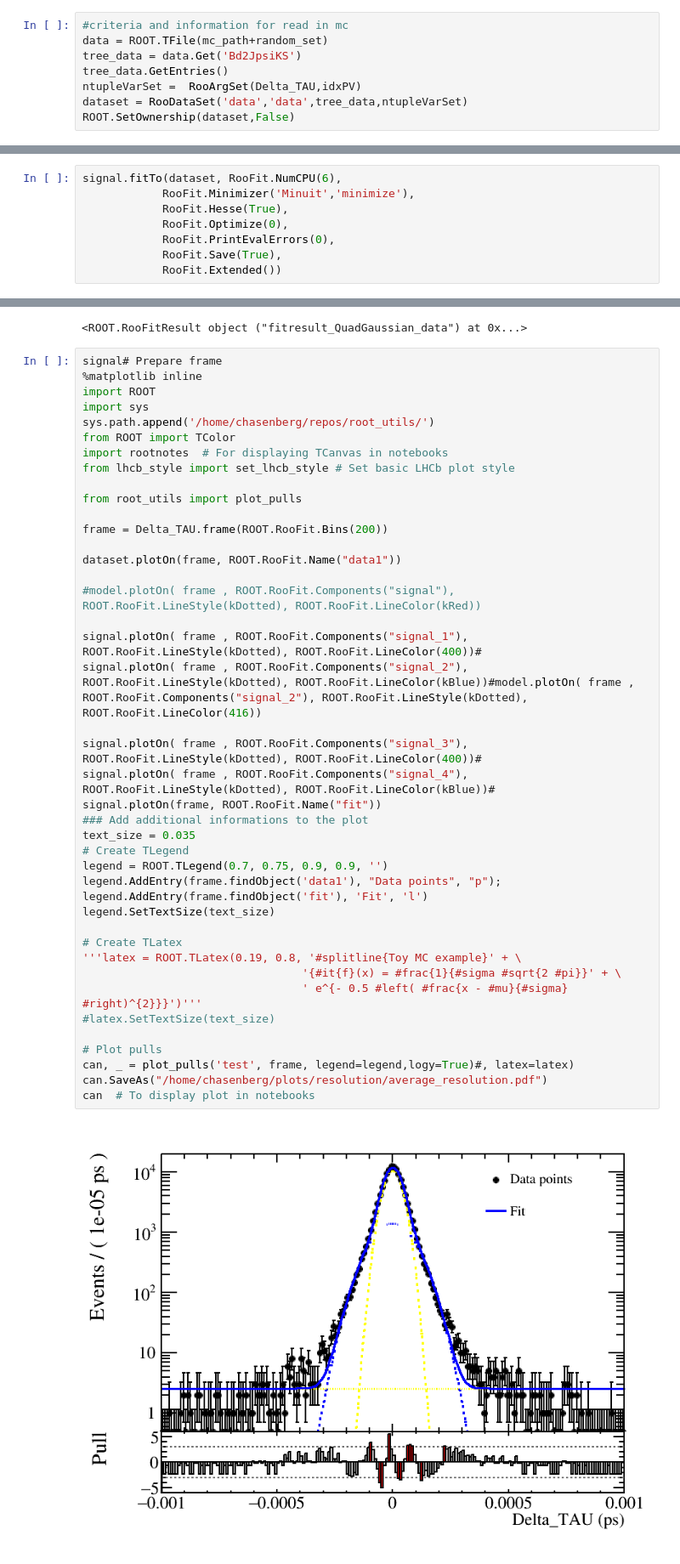
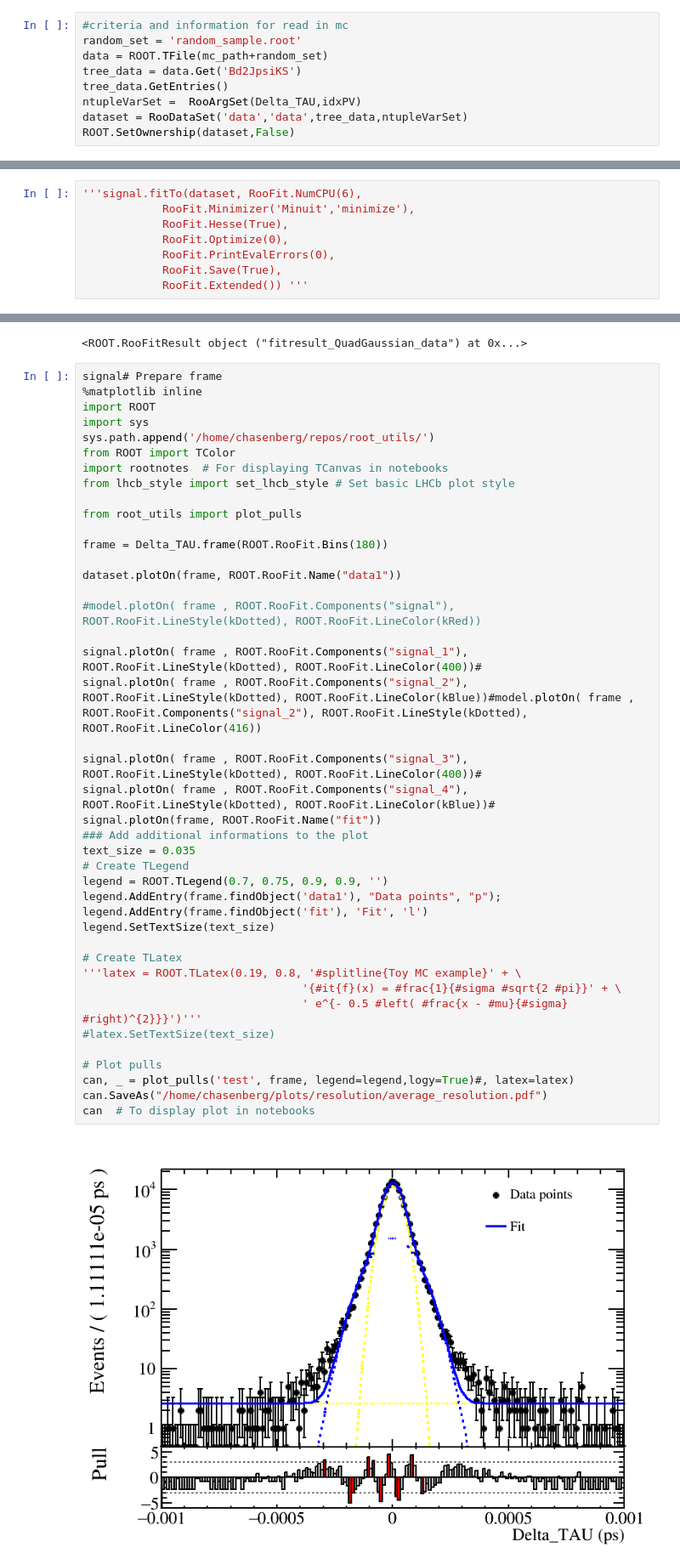
Before and after one commit to chasenberg/Masterthesis, a Jupyter notebook: notebooks/decaytime_studies/resolution/average_resolution_mc.ipynb, the cells around one changed output, grey strips where cells are left out. Shown at 85% size. Cells and saved outputs as stored; diff of their text form.

```diff
--- a/notebooks/decaytime_studies/resolution/average_resolution_mc.ipynb
+++ b/notebooks/decaytime_studies/resolution/average_resolution_mc.ipynb
@@ -146,6 +119,7 @@ tree_data.GetEntries()
 # TripleGaussian
 # %%
 #criteria and information for read in mc
+random_set = 'random_sample.root'
 data = ROOT.TFile(mc_path+random_set)
 tree_data = data.Get('Bd2JpsiKS')
 tree_data.GetEntries()
@@ -216,11 +183,11 @@ ROOT.SetOwnership(yield_4,False)
 # %%
-signal.fitTo(dataset, RooFit.NumCPU(6),
+'''signal.fitTo(dataset, RooFit.NumCPU(6),
             RooFit.Minimizer('Minuit','minimize'),
             RooFit.Hesse(True),
             RooFit.Optimize(0),
             RooFit.PrintEvalErrors(0),
             RooFit.Save(True),
-            RooFit.Extended())
+            RooFit.Extended()) '''
 # %% [output]
 <ROOT.RooFitResult object ("fitresult_QuadGaussian_data") at 0x...>
 # %%
@@ -349,35 +312,35 @@ from lhcb_style import set_lhcb_style # Set basic LHCb plot style
 
 from root_utils import plot_pulls
 
-frame = Delta_TAU.frame(ROOT.RooFit.Bins(200))
+frame = Delta_TAU.frame(ROOT.RooFit.Bins(180))
 
 dataset.plotOn(frame, ROOT.RooFit.Name("data1"))
 
 #model.plotOn( frame , ROOT.RooFit.Components("signal"), ROOT.RooFit.LineStyle(kDotted), ROOT.RooFit.LineColor(kRed))
 
 signal.plotOn( frame , ROOT.RooFit.Components("signal_1"), ROOT.RooFit.LineStyle(kDotted), ROOT.RooFit.LineColor(400))#
 signal.plotOn( frame , ROOT.RooFit.Components("signal_2"), ROOT.RooFit.LineStyle(kDotted), ROOT.RooFit.LineColor(kBlue))#model.plotOn( frame , ROOT.RooFit.Components("signal_2"), ROOT.RooFit.LineStyle(kDotted), ROOT.RooFit.LineColor(416))
 
 signal.plotOn( frame , ROOT.RooFit.Components("signal_3"), ROOT.RooFit.LineStyle(kDotted), ROOT.RooFit.LineColor(400))#
 signal.plotOn( frame , ROOT.RooFit.Components("signal_4"), ROOT.RooFit.LineStyle(kDotted), ROOT.RooFit.LineColor(kBlue))#
 signal.plotOn(frame, ROOT.RooFit.Name("fit"))
 ### Add additional informations to the plot
 text_size = 0.035
 # Create TLegend
 legend = ROOT.TLegend(0.7, 0.75, 0.9, 0.9, '')
 legend.AddEntry(frame.findObject('data1'), "Data points", "p");
 legend.AddEntry(frame.findObject('fit'), 'Fit', 'l')
 legend.SetTextSize(text_size)
 
 # Create TLatex
 '''latex = ROOT.TLatex(0.19, 0.8, '#splitline{Toy MC example}' + \
                                  '{#it{f}(x) = #frac{1}{#sigma #sqrt{2 #pi}}' + \
                                  ' e^{- 0.5 #left( #frac{x - #mu}{#sigma} #right)^{2}}}')'''
 #latex.SetTextSize(text_size)
 
 # Plot pulls
 can, _ = plot_pulls('test', frame, legend=legend,logy=True)#, latex=latex)
 can.SaveAs("/home/chasenberg/plots/resolution/average_resolution.pdf")
 can  # To display plot in notebooks
 # %% [output]
-[figure, old version]
+[figure, new version]
```
Also changed, not shown: parts of 6 cells of this notebook.
